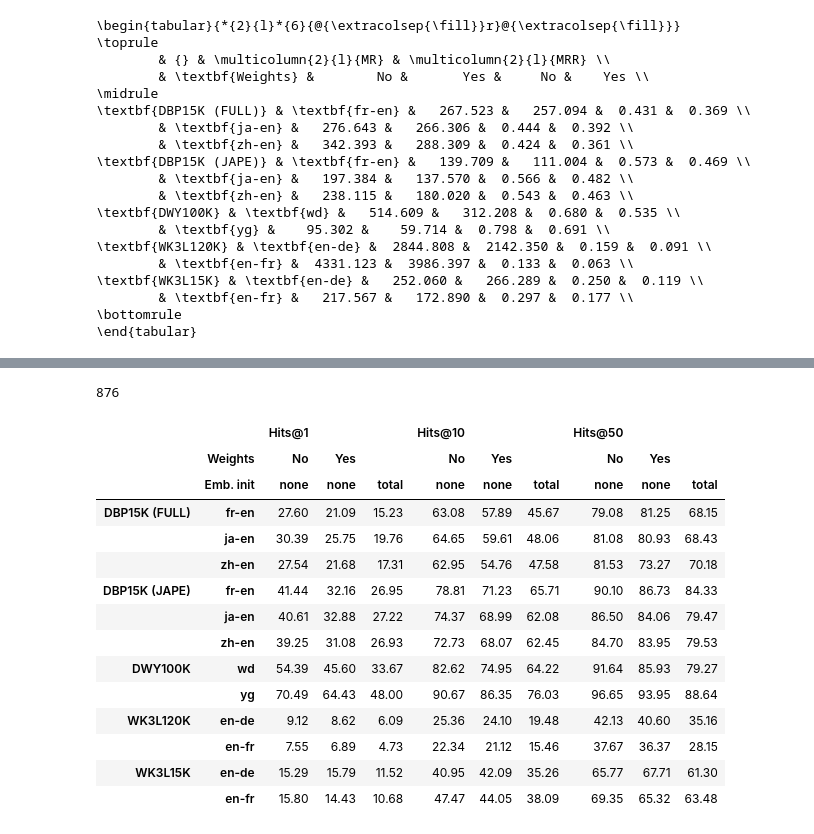
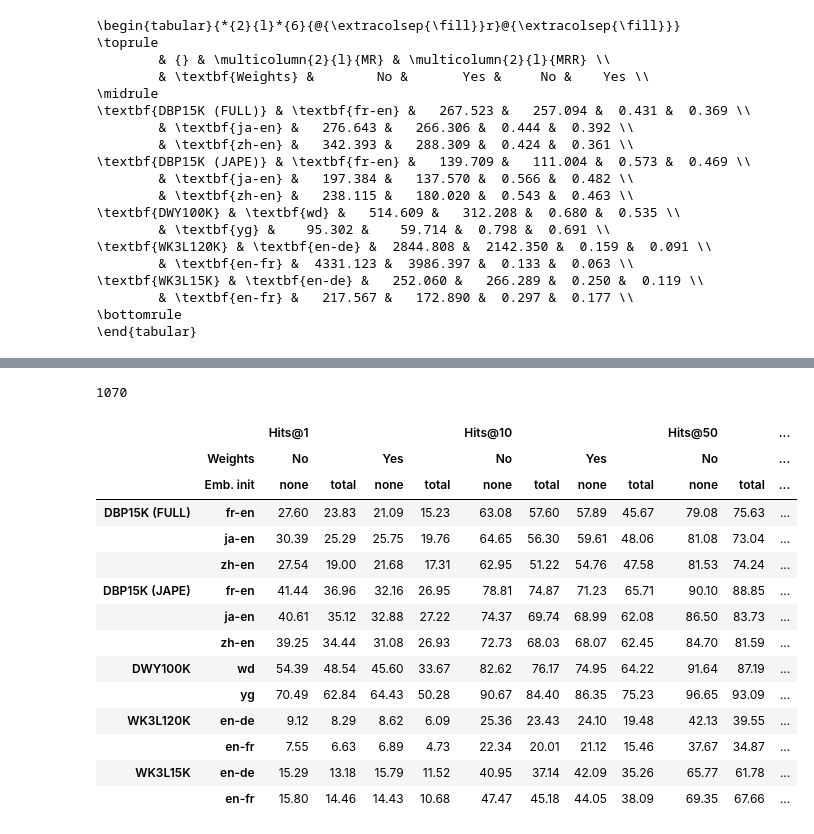
Before and after one commit to Valentyn1997/kg-alignment-lessons-learned, a Jupyter notebook: notebooks/Experiments.ipynb, the cells around one changed output, grey strips where cells are left out. Cells and saved outputs as stored; diff of their text form; code cells hidden in the pictures.

Commit message:
Retrain ablation study models on the full train sets, make 5 runs per configuration, mean+std calculation

```diff
--- a/notebooks/Experiments.ipynb
+++ b/notebooks/Experiments.ipynb
@@ -20,10 +20,10 @@ def drop_duplicates_and_zero_NA(results_df):
                    'metrics.test_hits_at_10', 'metrics.val_hits_at_50']] = 0.0
     return results_df
 
-def formar_df(results, new_metrics_names = ['Hits@1','Hits@10','Hits@50'],
+def format_df(results, new_metrics_names = ['Hits@1','Hits@10','Hits@50'],
               unstack_levels = [3, 2],
               hyperparam_names = [None, 'Weights'],
-              params_names = ['No','Yes'], scale=100, round_digits=2):
+              params_names = ['No','Yes'], scale=1, round_digits=2):
     results.columns = results.columns.get_level_values(0)
     results = results*scale
     results = results.round(round_digits)
@@ -367,43 +413,49 @@ params_search = {
 # %%
 results = mlflow.search_runs(experiment_ids=[1])
 results = drop_duplicates_and_zero_NA(results)
+
+# Ablation study hyperparameter tuning
 results_3 = results[results['params.lr'].isin(['1', '10', '20', '30']) &
                   results['params.n_layers'].isin(['2', '3', '4']) &
                   (results['params.num_negatives'] == '50') &
                   (results['params.num_epochs'] == '2000') &
                   (results['params.train_val_ratio'] == '0.8') &
                   (results['params.optimizer'] == 'Adam')]
-len(results_3)
+
+results_4 = results[results['params.lr'].isin(['0.5', '1']) &
+                  results['params.n_layers'].isin(['2']) &
+                  (results['params.num_negatives'] == '100') &
+                  (results['params.num_epochs'].isin(['2000', '3000'])) &
+                  (results['params.train_val_ratio'] == '0.8') &
+                  (results['params.optimizer'] == 'SGD') &
+                  results['params.node_embedding_init'].isin(['total', 'none'])]
+results_34 = pd.concat([results_3, results_4])
+len(results_34)
 # %% [output]
-876
+1070
 # %%
-# split_by = ['params.dataset_name', 'params.subset_name', 'params.node_embedding_init']
 split_by = ['params.dataset_name', 'params.subset_name', 'params.node_embedding_init', 'params.use_conv_weights']
-
-results_abl_non_weights = results_3.sort_values('metrics.val_hits_at_1', ascending=False).drop_duplicates(split_by)
-results_abl_non_weights = results_abl_non_weights[~((results_abl_non_weights['params.node_embedding_init'] == 'total') &
-                                                  (results_abl_non_weights['params.use_conv_weights'] == 'False'))]
-results_abl_non_weights = results_abl_non_weights.groupby(by=split_by).\
-    agg({'metrics.test_hits_at_1' : ['first'],
-      'metrics.test_hits_at_10' : ['first'],
-      'metrics.test_hits_at_50' : ['first']})
+results_abl = results_34.sort_values('metrics.val_hits_at_1', ascending=False).drop_duplicates(split_by)
+results_abl = results_abl.groupby(by=split_by).\
+    agg({'metrics.test_hits_at_1' : ['mean'],
+         'metrics.test_hits_at_10' : ['mean'],
+         'metrics.test_hits_at_50' : ['mean'] })
+results_abl_table = format_df(100*results_abl, unstack_levels = [4, 3, 2],
+                              hyperparam_names = [None, 'Weights', 'Emb. init'])
+results_abl_table
+# %% [output]
+|  |  | Hits@1 |  |  |  | Hits@10 |  |  |  | Hits@50 |  | ... |
+|  | Weights | No |  | Yes |  | No |  | Yes |  | No |  | ... |
+|  | Emb. init | none | total | none | total | none | total | none | total | none | total | ... |
+| DBP15K (FULL) | fr-en | 27.60 | 23.83 | 21.09 | 15.23 | 63.08 | 57.60 | 57.89 | 45.67 | 79.08 | 75.63 | ... |
+|  | ja-en | 30.39 | 25.29 | 25.75 | 19.76 | 64.65 | 56.30 | 59.61 | 48.06 | 81.08 | 73.04 | ... |
+|  | zh-en | 27.54 | 19.00 | 21.68 | 17.31 | 62.95 | 51.22 | 54.76 | 47.58 | 81.53 | 74.24 | ... |
+| DBP15K (JAPE) | fr-en | 41.44 | 36.96 | 32.16 | 26.95 | 78.81 | 74.87 | 71.23 | 65.71 | 90.10 | 88.85 | ... |
+|  | ja-en | 40.61 | 35.12 | 32.88 | 27.22 | 74.37 | 69.74 | 68.99 | 62.08 | 86.50 | 83.73 | ... |
+|  | zh-en | 39.25 | 34.44 | 31.08 | 26.93 | 72.73 | 68.03 | 68.07 | 62.45 | 84.70 | 81.59 | ... |
+| DWY100K | wd | 54.39 | 48.54 | 45.60 | 33.67 | 82.62 | 76.17 | 74.95 | 64.22 | 91.64 | 87.19 | ... |
+|  | yg | 70.49 | 62.84 | 64.43 | 50.28 | 90.67 | 84.40 | 86.35 | 75.23 | 96.65 | 93.09 | ... |
+| WK3L120K | en-de | 9.12 | 8.29 | 8.62 | 6.09 | 25.36 | 23.43 | 24.10 | 19.48 | 42.13 | 39.55 | ... |
+|  | en-fr | 7.55 | 6.63 | 6.89 | 4.73 | 22.34 | 20.01 | 21.12 | 15.46 | 37.67 | 34.87 | ... |
+| WK3L15K | en-de | 15.29 | 13.18 | 15.79 | 11.52 | 40.95 | 37.14 | 42.09 | 35.26 | 65.77 | 61.78 | ... |
+|  | en-fr | 15.80 | 14.46 | 14.43 | 10.68 | 47.47 | 45.18 | 44.05 | 38.09 | 69.35 | 67.66 | ... |
-# %%
-results_abl_non_weights_table = formar_df(results_abl_non_weights, unstack_levels = [4, 3, 2],
-                                          hyperparam_names = [None, 'Weights', 'Emb. init'])
-results_abl_non_weights_table
-# %% [output]
-|  |  | Hits@1 |  |  | Hits@10 |  |  | Hits@50 |  |  |
-|  | Weights | No | Yes |  | No | Yes |  | No | Yes |  |
-|  | Emb. init | none | none | total | none | none | total | none | none | total |
-| DBP15K (FULL) | fr-en | 27.60 | 21.09 | 15.23 | 63.08 | 57.89 | 45.67 | 79.08 | 81.25 | 68.15 |
-|  | ja-en | 30.39 | 25.75 | 19.76 | 64.65 | 59.61 | 48.06 | 81.08 | 80.93 | 68.43 |
-|  | zh-en | 27.54 | 21.68 | 17.31 | 62.95 | 54.76 | 47.58 | 81.53 | 73.27 | 70.18 |
-| DBP15K (JAPE) | fr-en | 41.44 | 32.16 | 26.95 | 78.81 | 71.23 | 65.71 | 90.10 | 86.73 | 84.33 |
-|  | ja-en | 40.61 | 32.88 | 27.22 | 74.37 | 68.99 | 62.08 | 86.50 | 84.06 | 79.47 |
-|  | zh-en | 39.25 | 31.08 | 26.93 | 72.73 | 68.07 | 62.45 | 84.70 | 83.95 | 79.53 |
-| DWY100K | wd | 54.39 | 45.60 | 33.67 | 82.62 | 74.95 | 64.22 | 91.64 | 85.93 | 79.27 |
-|  | yg | 70.49 | 64.43 | 48.00 | 90.67 | 86.35 | 76.03 | 96.65 | 93.95 | 88.64 |
-| WK3L120K | en-de | 9.12 | 8.62 | 6.09 | 25.36 | 24.10 | 19.48 | 42.13 | 40.60 | 35.16 |
-|  | en-fr | 7.55 | 6.89 | 4.73 | 22.34 | 21.12 | 15.46 | 37.67 | 36.37 | 28.15 |
-| WK3L15K | en-de | 15.29 | 15.79 | 11.52 | 40.95 | 42.09 | 35.26 | 65.77 | 67.71 | 61.30 |
-|  | en-fr | 15.80 | 14.43 | 10.68 | 47.47 | 44.05 | 38.09 | 69.35 | 65.32 | 63.48 |
```
Also changed, not shown: parts of 23 cells of this notebook, 4 other files.
